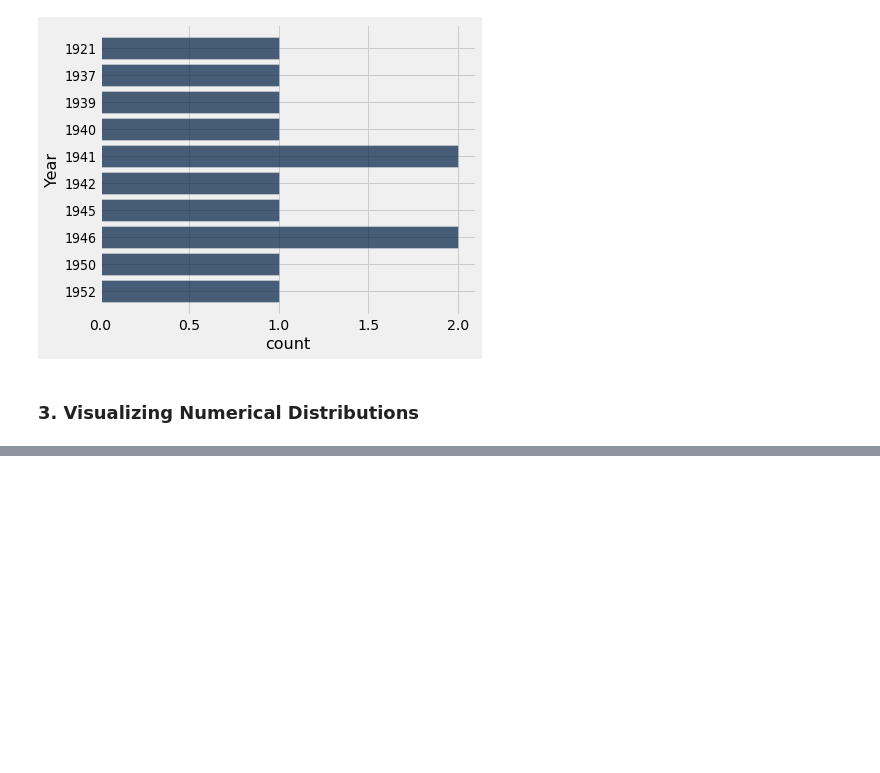
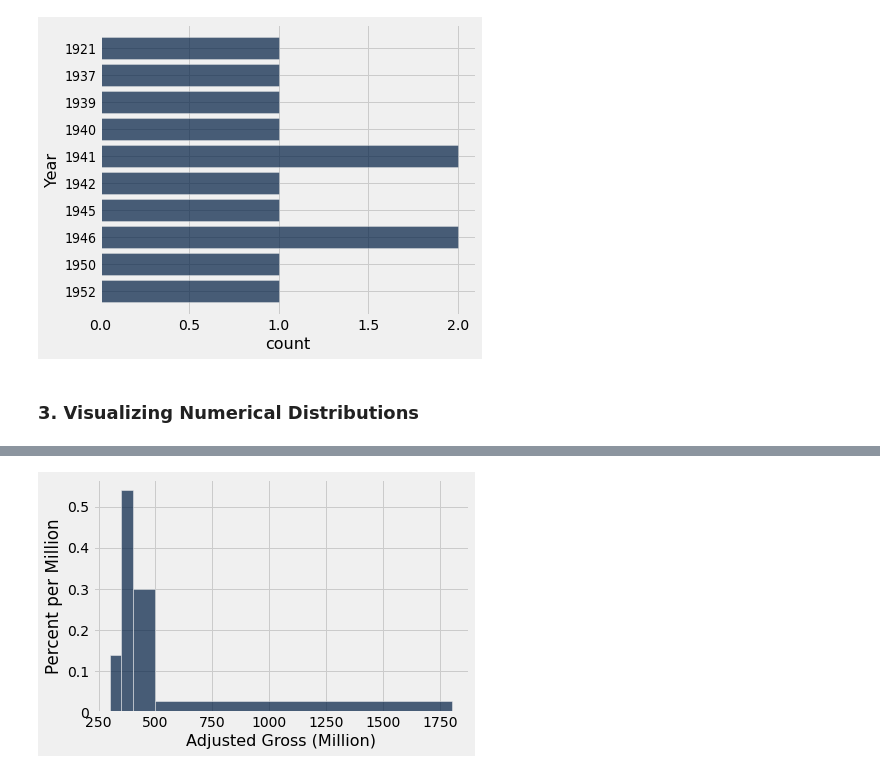
Before and after one commit to Matthew-HMS/Datascience101, a Jupyter notebook: Visualization.ipynb, the cells around one changed output, grey strips where cells are left out. Drawn from its saved outputs; the diff is of its cells as text; code cells hidden in the pictures; blank space fills up the shorter version.

```diff
--- a/Visualization.ipynb
+++ b/Visualization.ipynb
@@ -179,0 +276,5 @@ plots.style.use('fivethirtyeight')
+# %%
+uneven = make_array(300,350,400,500,1800)
+millions.hist('Adjusted Gross', bins=uneven, unit='Million')
+# %% [output]
+[figure, added]
```
Also changed, not shown: parts of 13 cells of this notebook, 1 other file.
